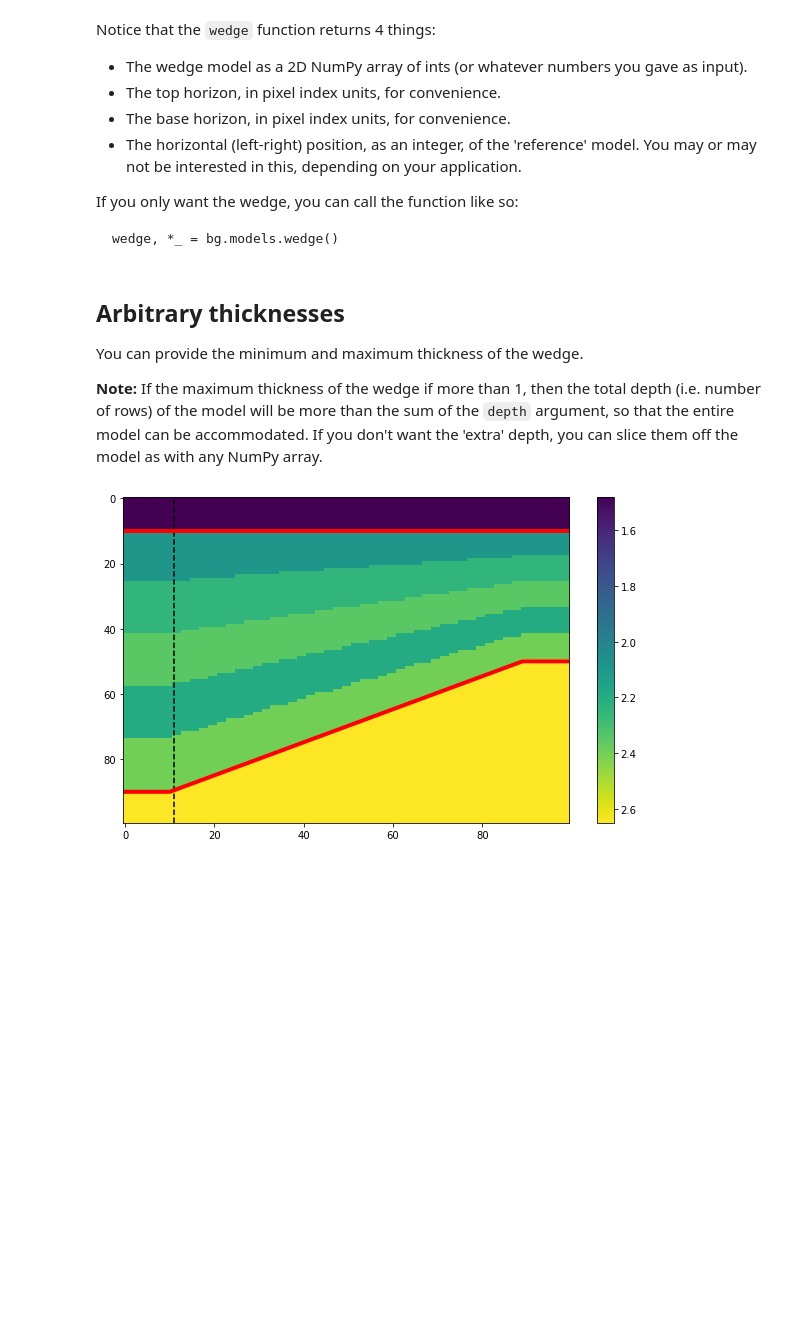
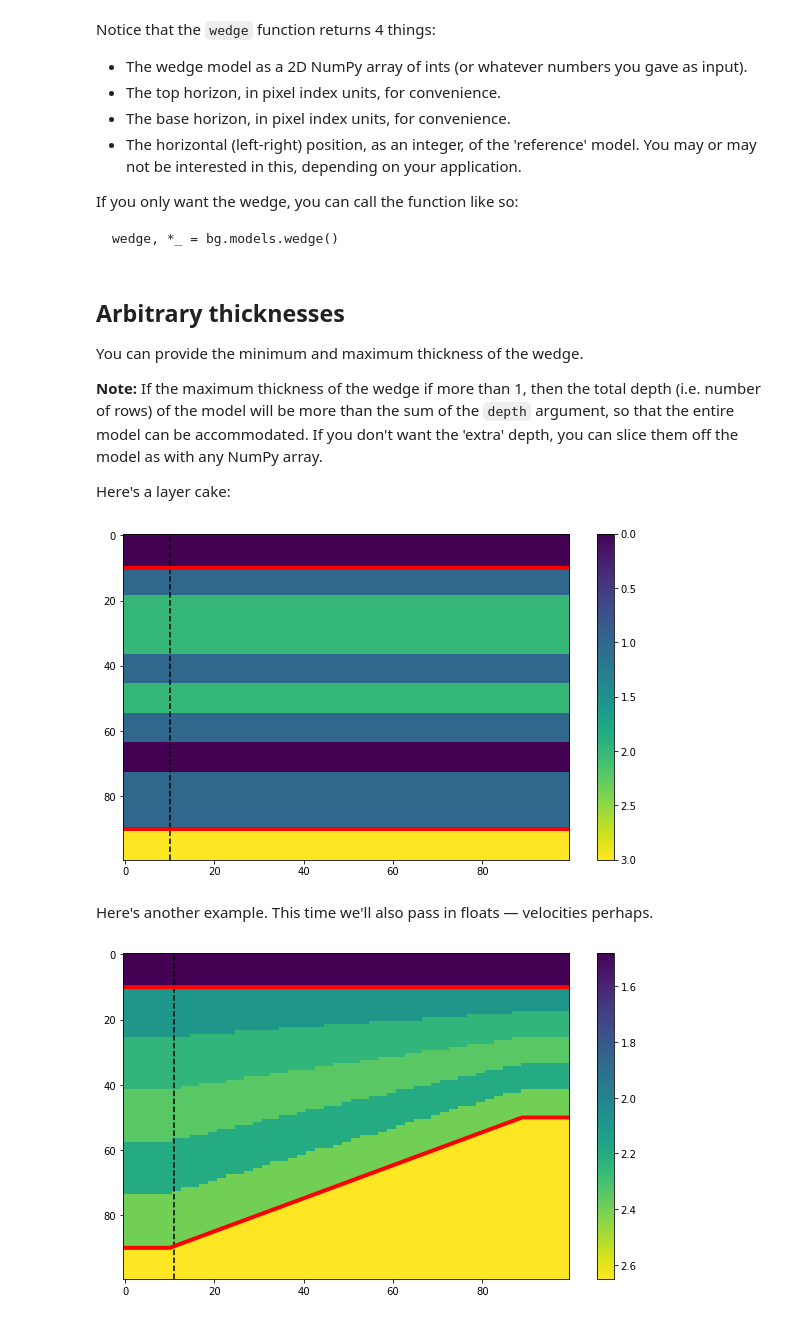
Before and after one commit to agilescientific/in-bruges, a Jupyter notebook: notebooks/Wedges.ipynb, the cells around one changed output. Cells and saved outputs as stored; diff of their text form; code cells hidden in the pictures; blank space fills up the shorter version.

Commit message:
layer cake

```diff
--- a/notebooks/Wedges.ipynb
+++ b/notebooks/Wedges.ipynb
@@ -124,6 +120,26 @@ If you only want the wedge, you can call the function like so:
 You can provide the minimum and maximum thickness of the wedge.
 
 **Note:** If the maximum thickness of the wedge if more than 1, then the total depth (i.e. number of rows) of the model will be more than the sum of the `depth` argument, so that the entire model can be accommodated. If you don't want the 'extra' depth, you can slice them off the model as with any NumPy array.
+
+Here's a layer cake:
+# %%
+w, top, base, ref = bg.models.wedge(depth=(10., 80, 10),
+                          width=(10, 80, 10),
+                          strat=(0, (1, 2, 2, 1, 2, 1, 0, 1, 1,), 3),  # Floats in the wedge
+                          thickness=(1, 1),
+                          mode='linear',
+                         )
+import matplotlib.colorbar as mcb
+plt.figure(figsize=(10, 6))
+plt.imshow(w, aspect='auto', interpolation='none')
+plt.axvline(ref, color='k', ls='--')
+plt.plot(top, 'r-', lw=4)
+plt.plot(base, 'r-', lw=4)
+plt.show()
+# %% [output]
+[figure, added]
+# %% [markdown]
+Here's another example. This time we'll also pass in floats — velocities perhaps.
 # %%
 w, top, base, ref = bg.models.wedge(depth=(10., 80, 10),
                           width=(10, 80, 10),
```
Also changed, not shown: parts of 1 cell of this notebook.
